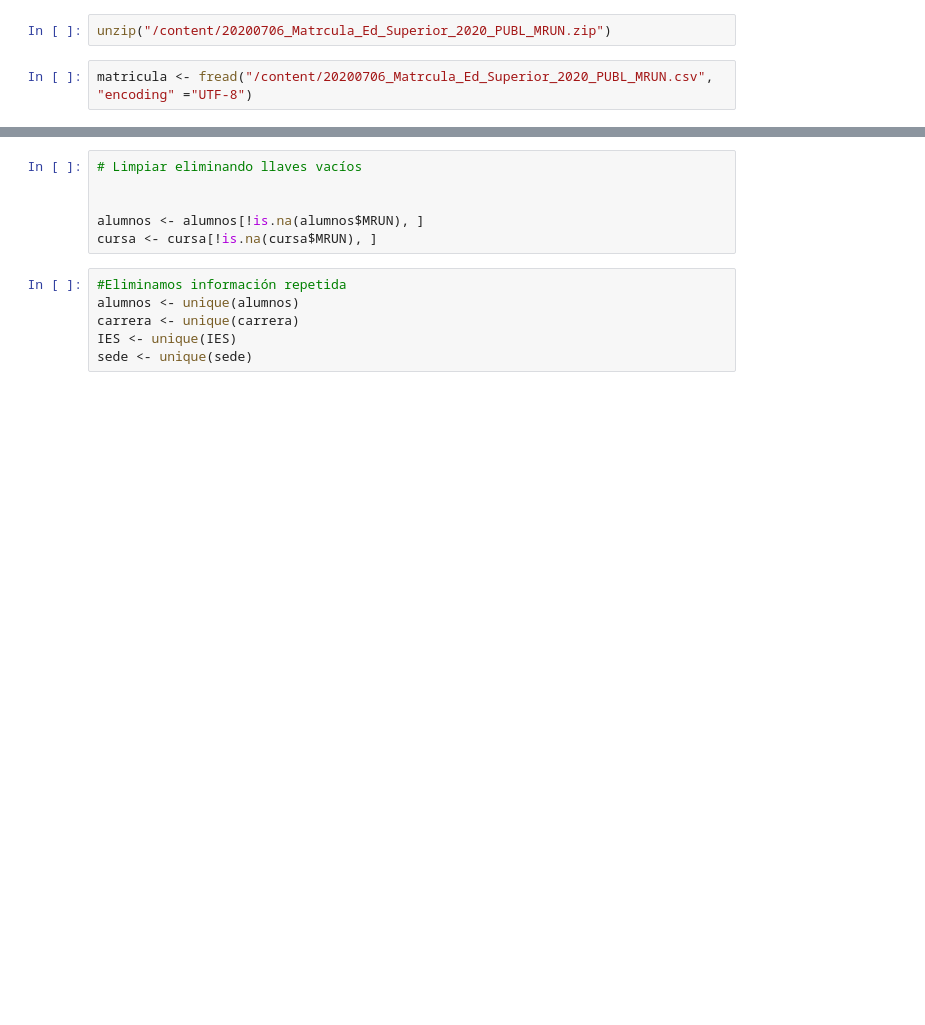
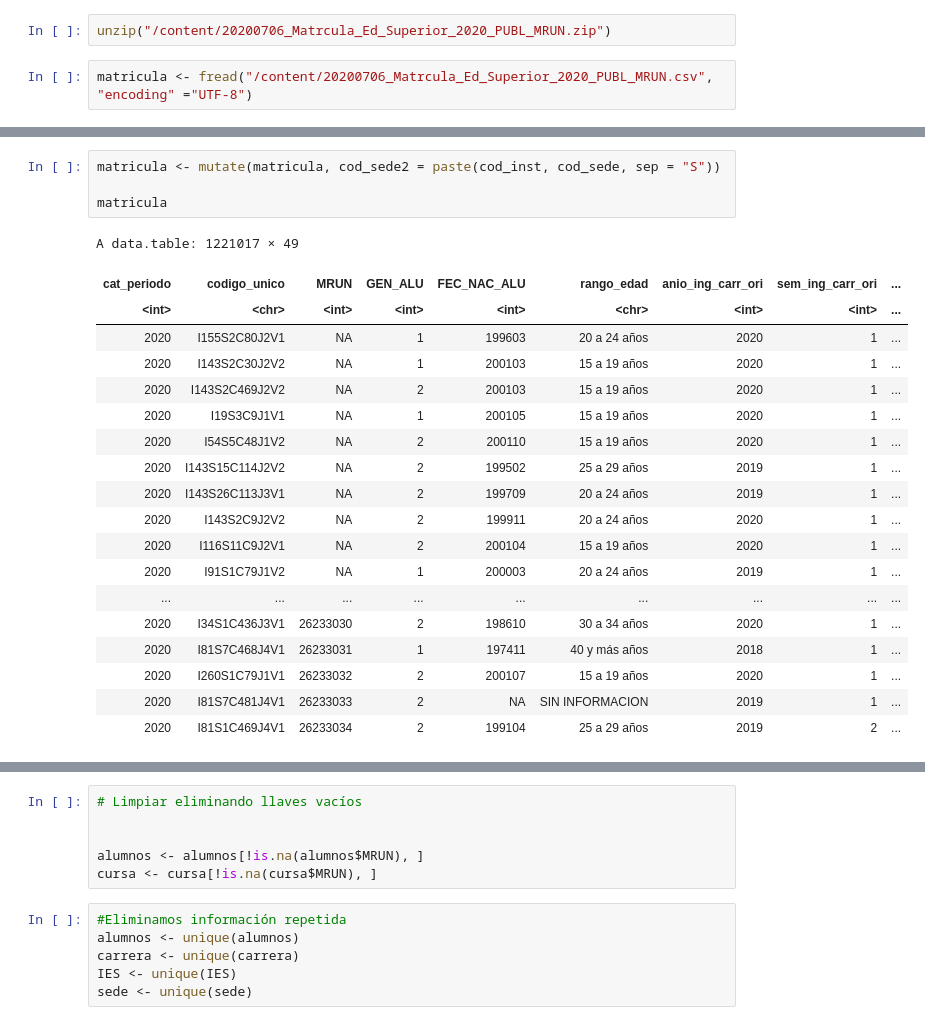
Before and after one commit to alfredosvaldo/Gestion-de-datos-2022, a Jupyter notebook: Taller_3_Gestión_de_datos_2022.ipynb, the cells around one changed output, grey strips where cells are left out. Drawn from its saved outputs; the diff is of its cells as text; blank space fills up the shorter version.

```diff
--- a/Taller_3_Gestión_de_datos_2022.ipynb
+++ b/Taller_3_Gestión_de_datos_2022.ipynb
@@ -70,0 +124,24 @@ names(matricula)
+# %%
+matricula <- mutate(matricula, cod_sede2 = paste(cod_inst, cod_sede, sep = "S"))
+
+matricula
+# %% [output]
+A data.table: 1221017 × 49
+| cat_periodo | codigo_unico | MRUN | GEN_ALU | FEC_NAC_ALU | rango_edad | anio_ing_carr_ori | sem_ing_carr_ori | ... |
+| <int> | <chr> | <int> | <int> | <int> | <chr> | <int> | <int> | ... |
+| 2020 | I155S2C80J2V1 | NA | 1 | 199603 | 20 a 24 años | 2020 | 1 | ... |
+| 2020 | I143S2C30J2V2 | NA | 1 | 200103 | 15 a 19 años | 2020 | 1 | ... |
+| 2020 | I143S2C469J2V2 | NA | 2 | 200103 | 15 a 19 años | 2020 | 1 | ... |
+| 2020 | I19S3C9J1V1 | NA | 1 | 200105 | 15 a 19 años | 2020 | 1 | ... |
+| 2020 | I54S5C48J1V2 | NA | 2 | 200110 | 15 a 19 años | 2020 | 1 | ... |
+| 2020 | I143S15C114J2V2 | NA | 2 | 199502 | 25 a 29 años | 2019 | 1 | ... |
+| 2020 | I143S26C113J3V1 | NA | 2 | 199709 | 20 a 24 años | 2019 | 1 | ... |
+| 2020 | I143S2C9J2V2 | NA | 2 | 199911 | 20 a 24 años | 2020 | 1 | ... |
+| 2020 | I116S11C9J2V1 | NA | 2 | 200104 | 15 a 19 años | 2020 | 1 | ... |
+| 2020 | I91S1C79J1V2 | NA | 1 | 200003 | 20 a 24 años | 2019 | 1 | ... |
+| ... | ... | ... | ... | ... | ... | ... | ... | ... |
+| 2020 | I34S1C436J3V1 | 26233030 | 2 | 198610 | 30 a 34 años | 2020 | 1 | ... |
+| 2020 | I81S7C468J4V1 | 26233031 | 1 | 197411 | 40 y más años | 2018 | 1 | ... |
+| 2020 | I260S1C79J1V1 | 26233032 | 2 | 200107 | 15 a 19 años | 2020 | 1 | ... |
+| 2020 | I81S7C481J4V1 | 26233033 | 2 | NA | SIN INFORMACION | 2019 | 1 | ... |
+| 2020 | I81S1C469J4V1 | 26233034 | 2 | 199104 | 25 a 29 años | 2019 | 2 | ... |
```
Also changed, not shown: parts of 24 cells of this notebook.
